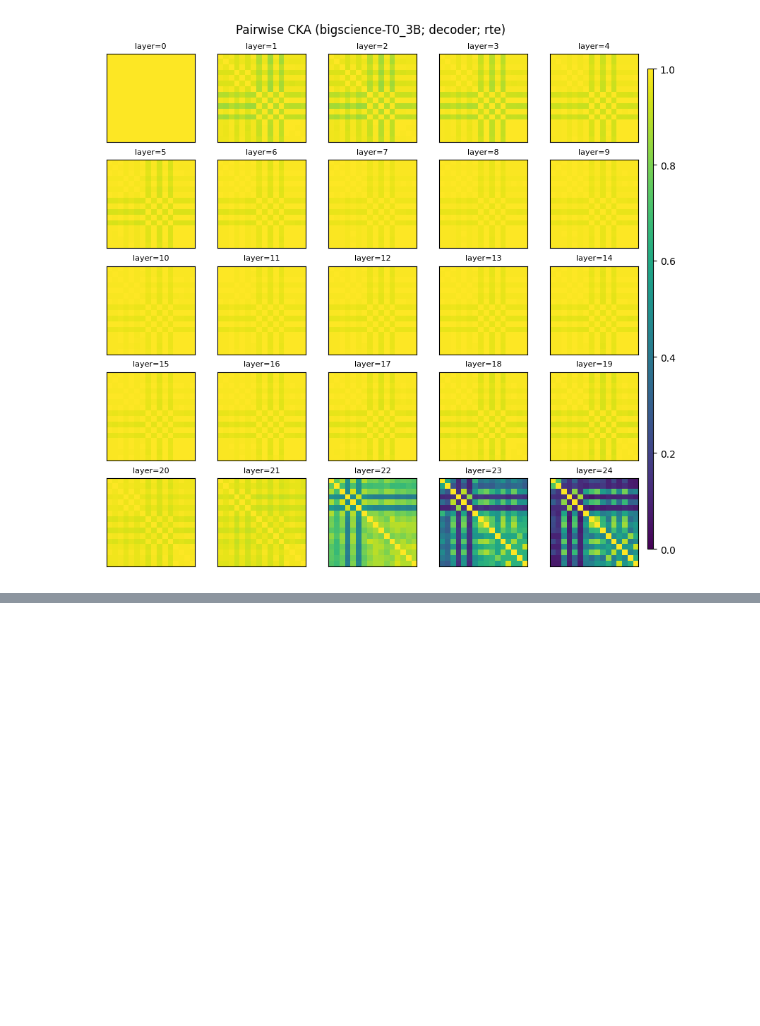
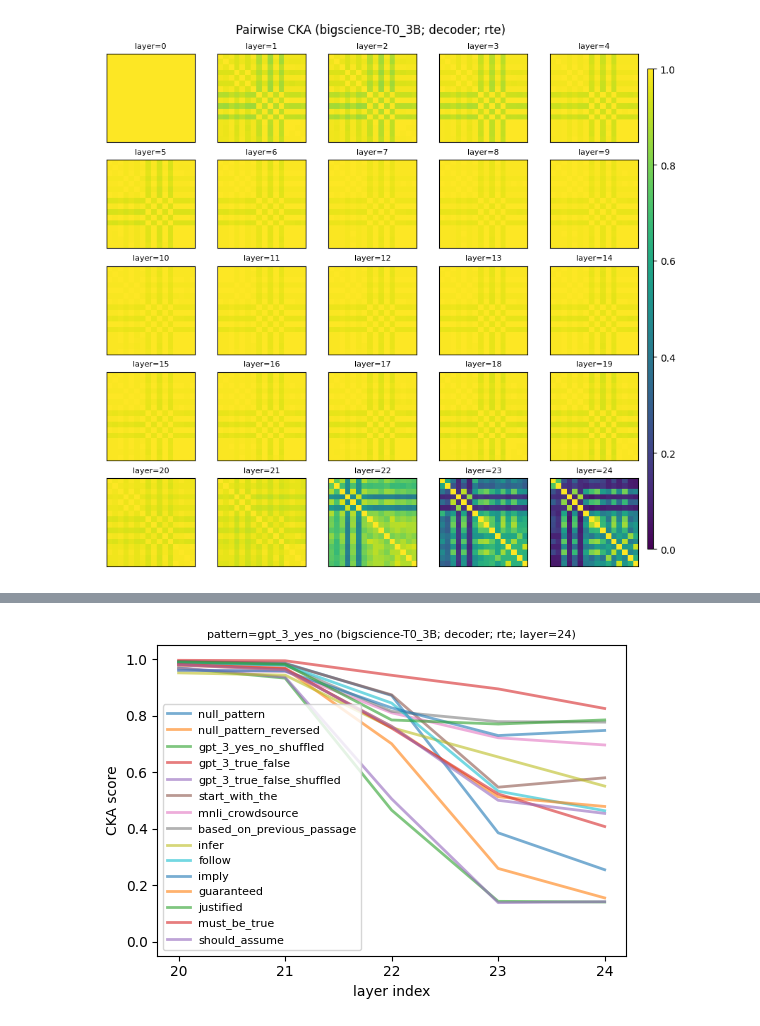
Before and after one commit to mmarius/t0-analysis, a Jupyter notebook: notebooks/cka_decoder.ipynb, the cells around one changed output, grey strips where cells are left out. Drawn from its saved outputs; the diff is of its cells as text; code cells hidden in the pictures; blank space fills up the shorter version.

Commit message:
added line plots

```diff
--- a/notebooks/cka_decoder.ipynb
+++ b/notebooks/cka_decoder.ipynb
@@ -181,0 +202,32 @@ plt.close();
+# %%
+pattern1 = 2
+
+fig, axes = plt.subplots(1, 1, figsize=(5.5, 4), dpi=100)
+
+for pattern2 in range(len(df))[:]:
+    if pattern2 == pattern1:
+        continue
+    pattern_sim = []
+
+    layers = []
+    for layer in list(cka_scores_layers.keys())[-5:]:
+        layers.append(layer.split('-')[-1])
+        cka_score = cka_scores_layers[layer][pattern1, pattern2]
+        pattern_sim.append(cka_score)
+    axes.plot(pattern_sim, linewidth=2.0, alpha=0.6, label=f"{df.iloc[pattern2]['name']}")
+
+axes.set_ylim(-0.05, 1.05)
+axes.set_xticks(np.arange(len(pattern_sim)))
+axes.set_xticklabels(layers)
+axes.set_xlabel("layer index")
+axes.set_ylabel("CKA score")
+
+axes.set_title(f"pattern={df.iloc[pattern1]['name']} ({model}; {module}; {task}; layer={layer.split('-')[-1]})", fontsize=8)
+
+axes.legend(loc='best', fontsize=8)
+# Put a legend to the right of the current axis
+# axes.legend(loc='upper left', bbox_to_anchor=(1.0, 1.0), fancybox=True, shadow=False, fontsize=8)
+
+plt.tight_layout();
+# %% [output]
+[figure, added]
```
Also changed, not shown: parts of 1 cell of this notebook, 1 other file.
